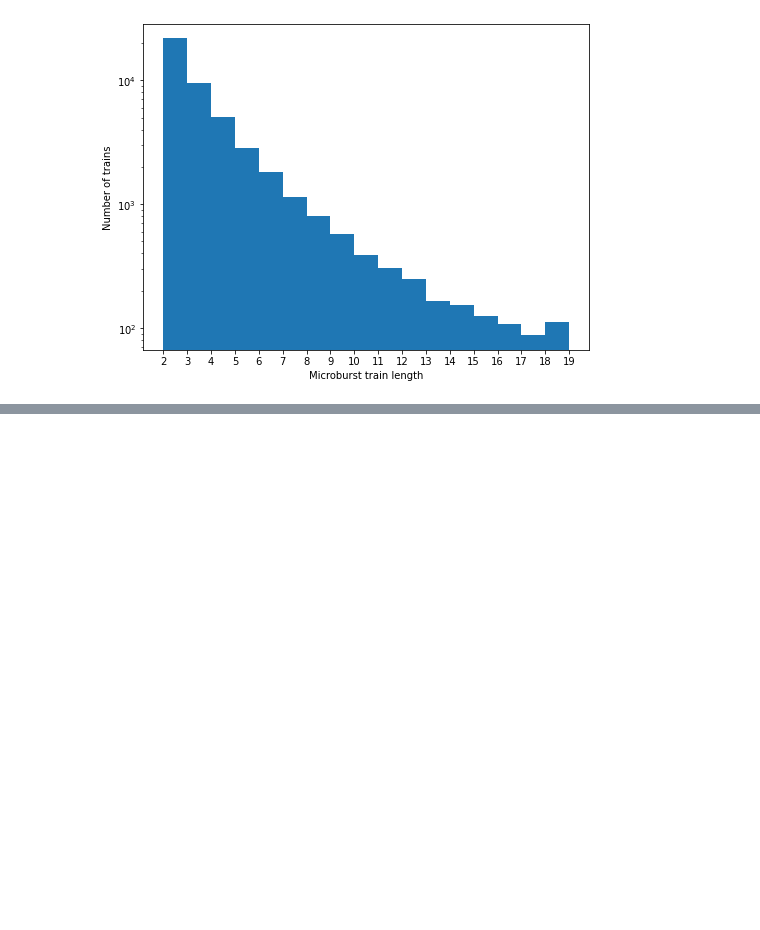
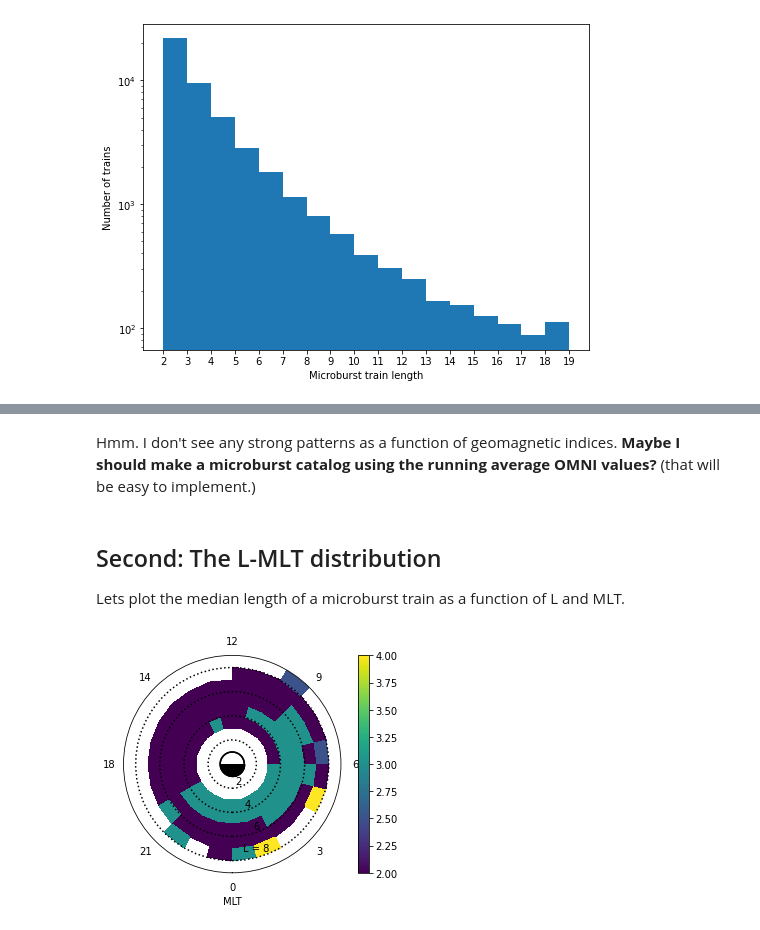
Before and after one commit to mshumko/sampex_microburst_indices, a Jupyter notebook: sampex_microburst_indices/analysis/microburst_trains.ipynb, the cells around one changed output, grey strips where cells are left out. Saved outputs shown, nothing was run; the diff lists cells and outputs as text; code cells hidden in the pictures; blank space fills up the shorter version.

```diff
--- a/sampex_microburst_indices/analysis/microburst_trains.ipynb
+++ b/sampex_microburst_indices/analysis/microburst_trains.ipynb
@@ -199,0 +228,30 @@ long_trains = trains[trains['n_microbursts'] > 2]
+# %% [markdown]
+Hmm. I don't see any strong patterns as a function of geomagnetic indices. **Maybe I should make a microburst catalog using the running average OMNI values?** (that will be easy to implement.)
+# %% [markdown]
+## Second: The L-MLT distribution
+
+Lets plot the median length of a microburst train as a function of L and MLT.
+# %%
+L_bins = np.arange(3, 10)
+MLT_bins = np.arange(0, 24.1)
+percentiles = np.array([50])
+
+H = np.nan*np.zeros(
+    (len(MLT_bins), len(L_bins), len(percentiles))
+                    )
+
+for i, (start_MLT, end_MLT) in enumerate(zip(MLT_bins[:-1], MLT_bins[1:])):
+    for j, (start_L, end_L) in enumerate(zip(L_bins[:-1], L_bins[1:])):
+        df_flt = trains.loc[(
+            (trains['MLT'] > start_MLT) &  (trains['MLT'] < end_MLT) &
+            (trains['L_Shell'] > start_L) &  (trains['L_Shell'] < end_L)
+            ), 'n_microbursts']
+        if df_flt.shape[0] >= 10:
+            H[i, j, :] = df_flt.quantile(percentiles/100)
+
+fig, ex = plt.subplots(subplot_kw={'projection': 'polar'})
+d = Dial(ex, MLT_bins, L_bins, H[:,:,0])
+d.draw_earth()
+d.draw_dial()
+# %% [output]
+[figure, added]
```
Also changed, not shown: parts of 27 cells of this notebook, 1 other file.
